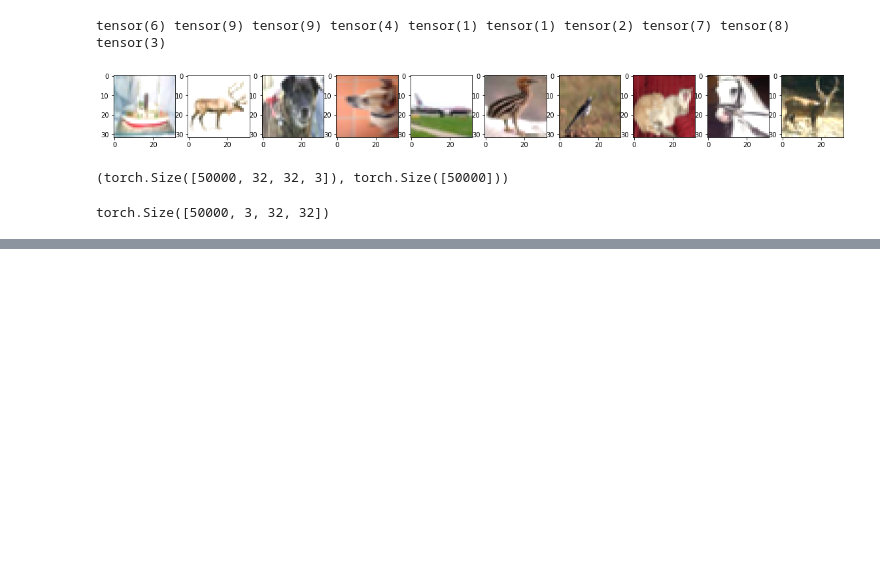
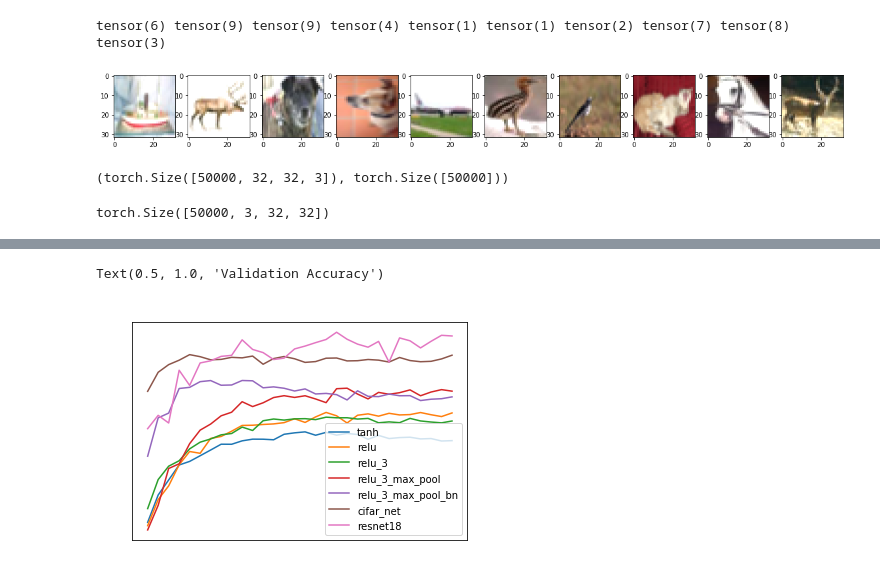
Before and after one commit to Jumas-Cola/Neural_Networks_and_CV, a Jupyter notebook: PyTorch_LeNet_CIFAR.ipynb, the cells around one changed output, grey strips where cells are left out. Drawn from its saved outputs; the diff is of its cells as text; code cells hidden in the pictures; blank space fills up the shorter version.

```diff
--- a/PyTorch_LeNet_CIFAR.ipynb
+++ b/PyTorch_LeNet_CIFAR.ipynb
@@ -295,0 +418,9 @@ plt.title('Validation Loss');
+# %%
+for experiment_id in accuracies.keys():
+  plt.plot(accuracies[experiment_id], label=experiment_id)
+plt.legend()
+plt.tick_params(colors='w')
+plt.title('Validation Accuracy', c='w')
+# %% [output]
+Text(0.5, 1.0, 'Validation Accuracy')
+[figure, added]
```
Also changed, not shown: parts of 8 cells of this notebook.
